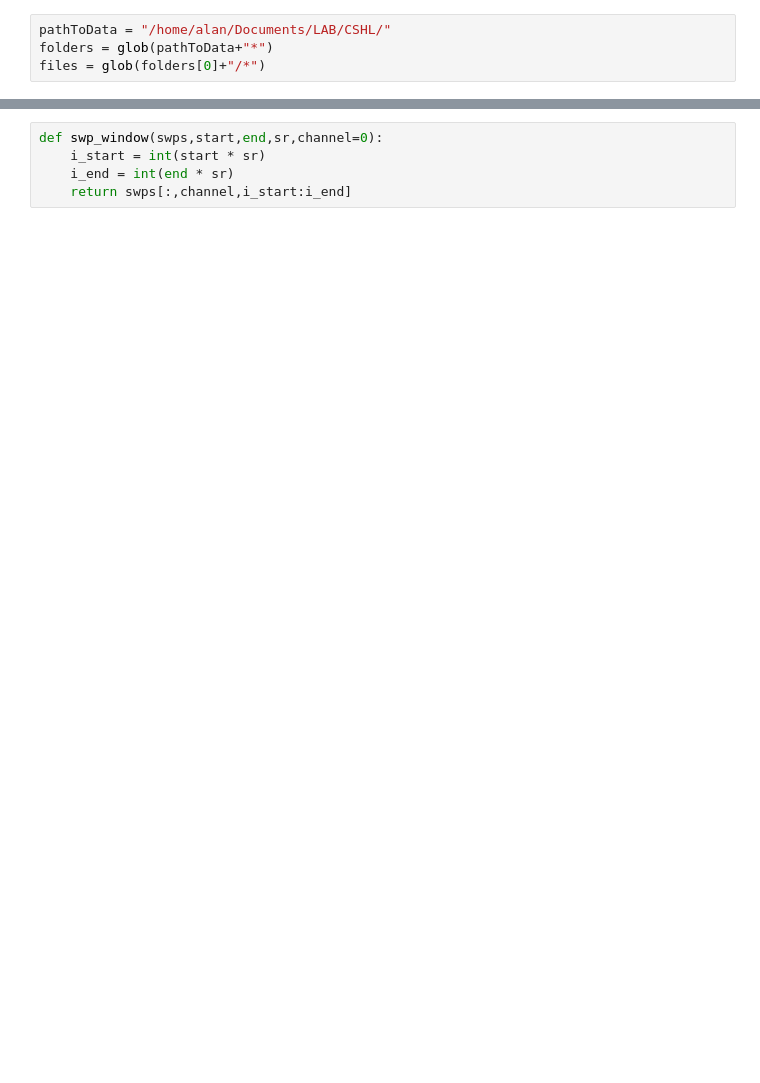
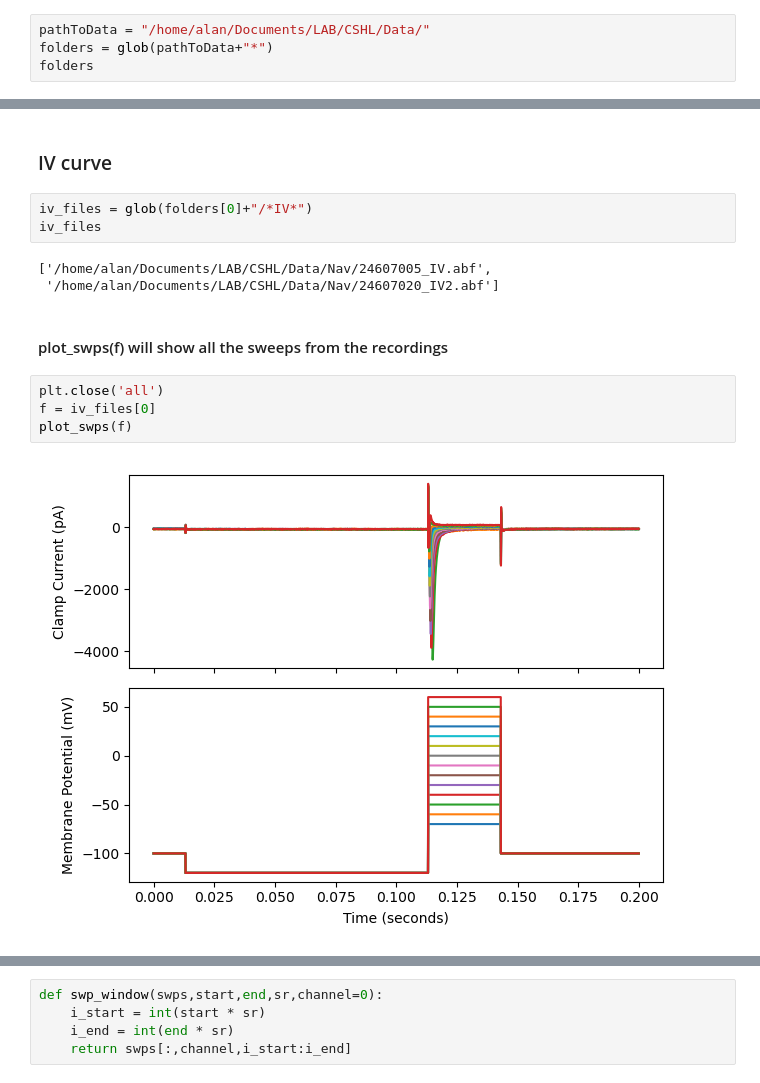
Before and after one commit to afmontarras/CSHL, a Jupyter notebook: CSHL Nav.ipynb, the cells around one changed output, grey strips where cells are left out. Saved outputs shown, nothing was run; the diff lists cells and outputs as text; blank space fills up the shorter version.

```diff
--- a/CSHL Nav.ipynb
+++ b/CSHL Nav.ipynb
@@ -8,4 +12,4 @@ from open_abf import plot_swps, get_sweeps
 # %%
-pathToData = "/home/alan/Documents/LAB/CSHL/"
+pathToData = "/home/alan/Documents/LAB/CSHL/Data/"
 folders = glob(pathToData+"*")
-files = glob(folders[0]+"/*")
+folders
@@ -16,0 +28,16 @@ plot_swps(f,legend=True)
+# %% [markdown]
+### IV curve
+# %%
+iv_files = glob(folders[0]+"/*IV*")
+iv_files
+# %% [output]
+['/home/alan/Documents/LAB/CSHL/Data/Nav/24607005_IV.abf',
+ '/home/alan/Documents/LAB/CSHL/Data/Nav/24607020_IV2.abf']
+# %% [markdown]
+#### plot_swps(f) will show all the sweeps from the recordings
+# %%
+plt.close('all')
+f = iv_files[0]
+plot_swps(f)
+# %% [output]
+[figure, added]
```
Also changed, not shown: parts of 30 cells of this notebook, 1 other file.
